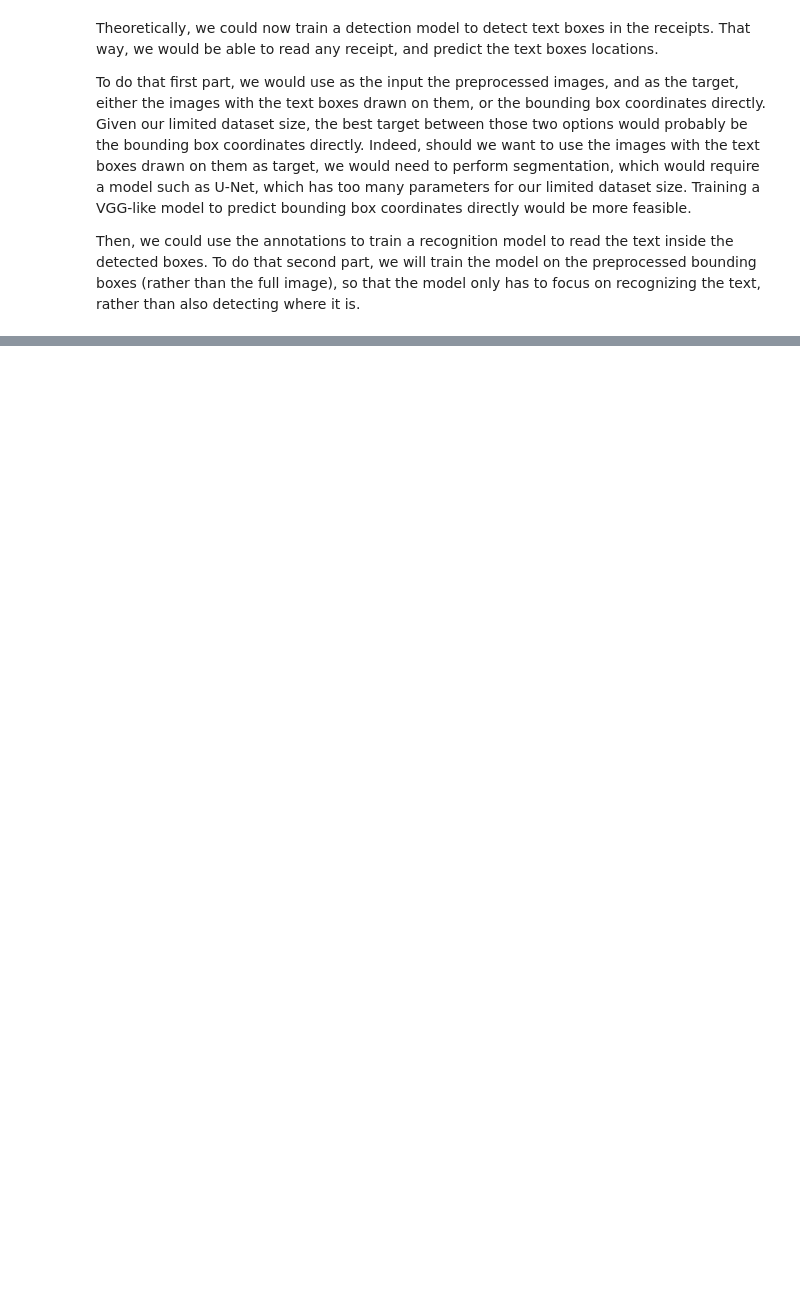
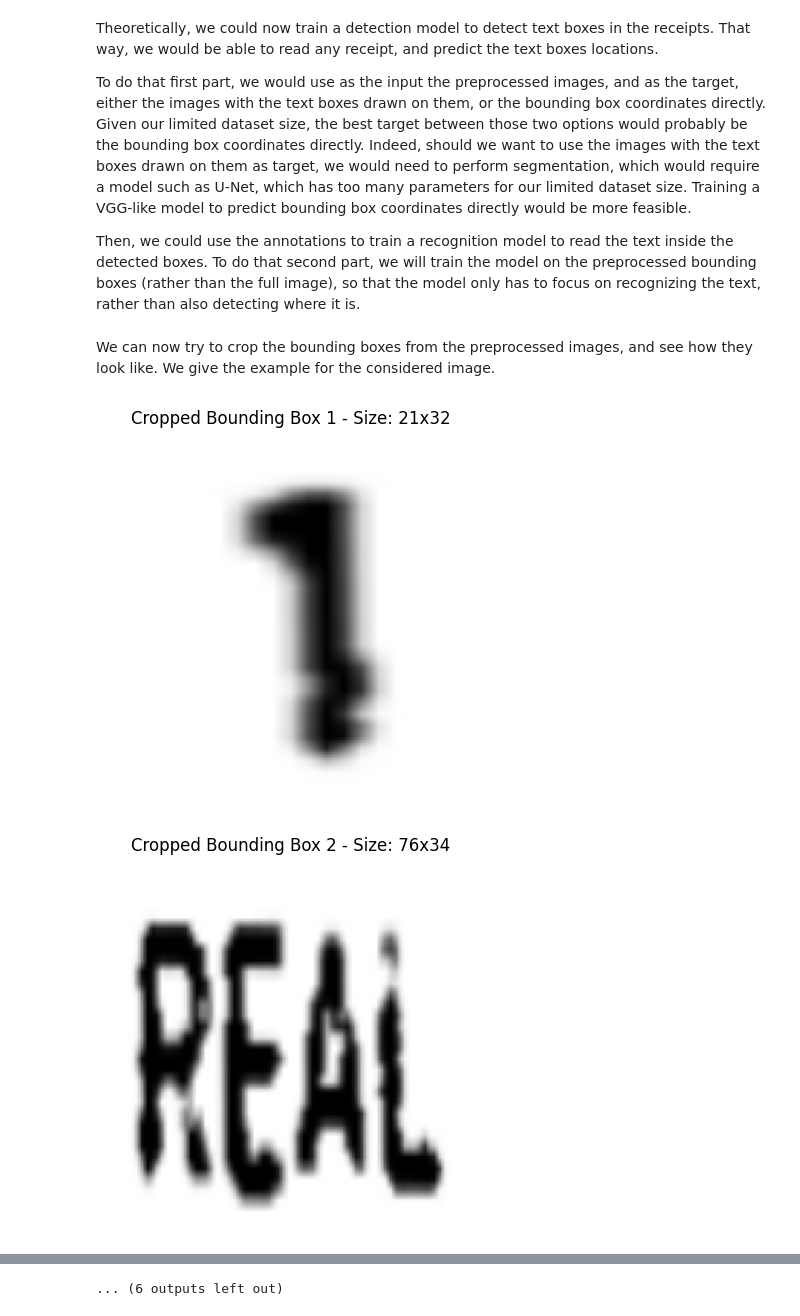
Before and after one commit to Gdeterline/Optical-Character-Recognition-for-Receipts, a Jupyter notebook: notebooks/extracting_formatting_annotations.ipynb, the cells around one changed output, grey strips where cells are left out. Drawn from its saved outputs; the diff is of its cells as text; code cells hidden in the pictures; blank space fills up the shorter version.

```diff
--- a/notebooks/extracting_formatting_annotations.ipynb
+++ b/notebooks/extracting_formatting_annotations.ipynb
@@ -191,3 +191,35 @@ To do that first part, we would use as the input the preprocessed images, and as
 
 Then, we could use the annotations to train a recognition model to read the text inside the detected boxes.
 To do that second part, we will train the model on the preprocessed bounding boxes (rather than the full image), so that the model only has to focus on recognizing the text, rather than also detecting where it is.
+# %% [markdown]
+We can now try to crop the bounding boxes from the preprocessed images, and see how they look like.
+We give the example for the considered image.
+# %%
+considered_image = "dev_receipt_00000.png"
+# %%
+# Extracting and displaying cropped bounding box images from the preprocessed image
+image_path = f"../data/preprocessed_images/{considered_image}"
+preprocessed_image = cv2.imread(image_path)
+preprocessed_image = cv2.cvtColor(preprocessed_image, cv2.COLOR_BGR2RGB)
+bboxes = preprocessed_bboxes[considered_image]
+cropped_images = []
+for i, bbox in enumerate(bboxes):
+    pts = np.array([(bbox['x1'], bbox['y1']), (bbox['x2'], bbox['y2']), (bbox['x3'], bbox['y3']), (bbox['x4'], bbox['y4'])], dtype='float32')
+    # Compute width and height of the bounding box
+    width = int(max(np.linalg.norm(pts[0] - pts[1]), np.linalg.norm(pts[2] - pts[3])))
+    height = int(max(np.linalg.norm(pts[0] - pts[3]), np.linalg.norm(pts[1] - pts[2])))
+    dst_pts = np.array([[0, 0], [width - 1, 0], [width - 1, height - 1], [0, height - 1]], dtype='float32')
+    M = cv2.getPerspectiveTransform(pts, dst_pts)
+    warped = cv2.warpPerspective(preprocessed_image, M, (width, height))
+    # Resize the cropped image to a fixed common size, e.g., 128x128
+    warped = cv2.resize(warped, (128, 128))
+    cropped_images.append(warped)
+    # Display each cropped image
+    plt.figure()
+    plt.title(f"Cropped Bounding Box {i+1} - Size: {width}x{height}")
+    plt.imshow(warped)
+    plt.axis('off')
+    plt.show()
+# %% [output]
+[figure, added]
+[figure, added]
@@ -193,0 +236 @@ To do that second part, we will train the model on the preprocessed bounding box
+... (6 outputs left out)
```
Also changed, not shown: parts of 6 cells of this notebook, 2 other files.
